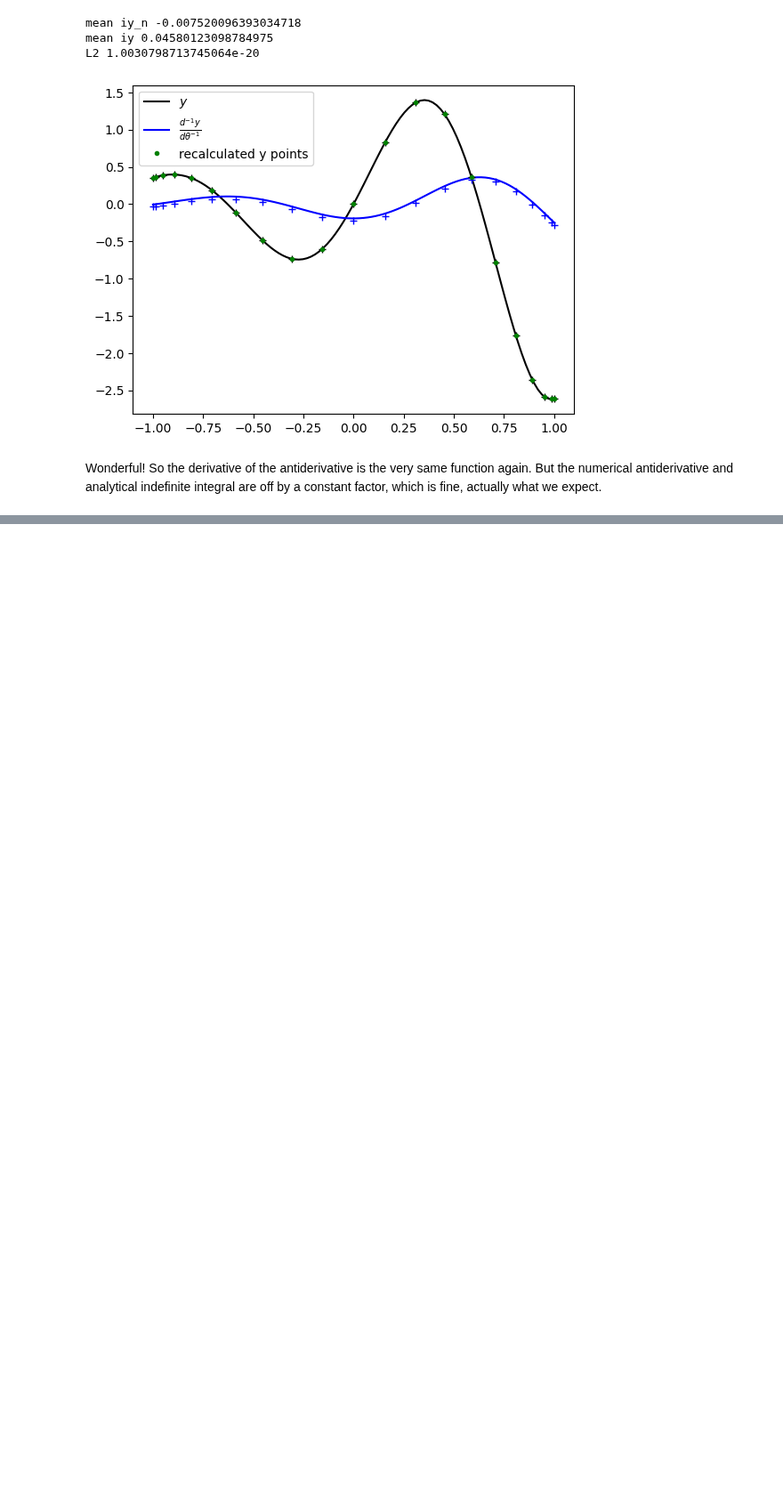
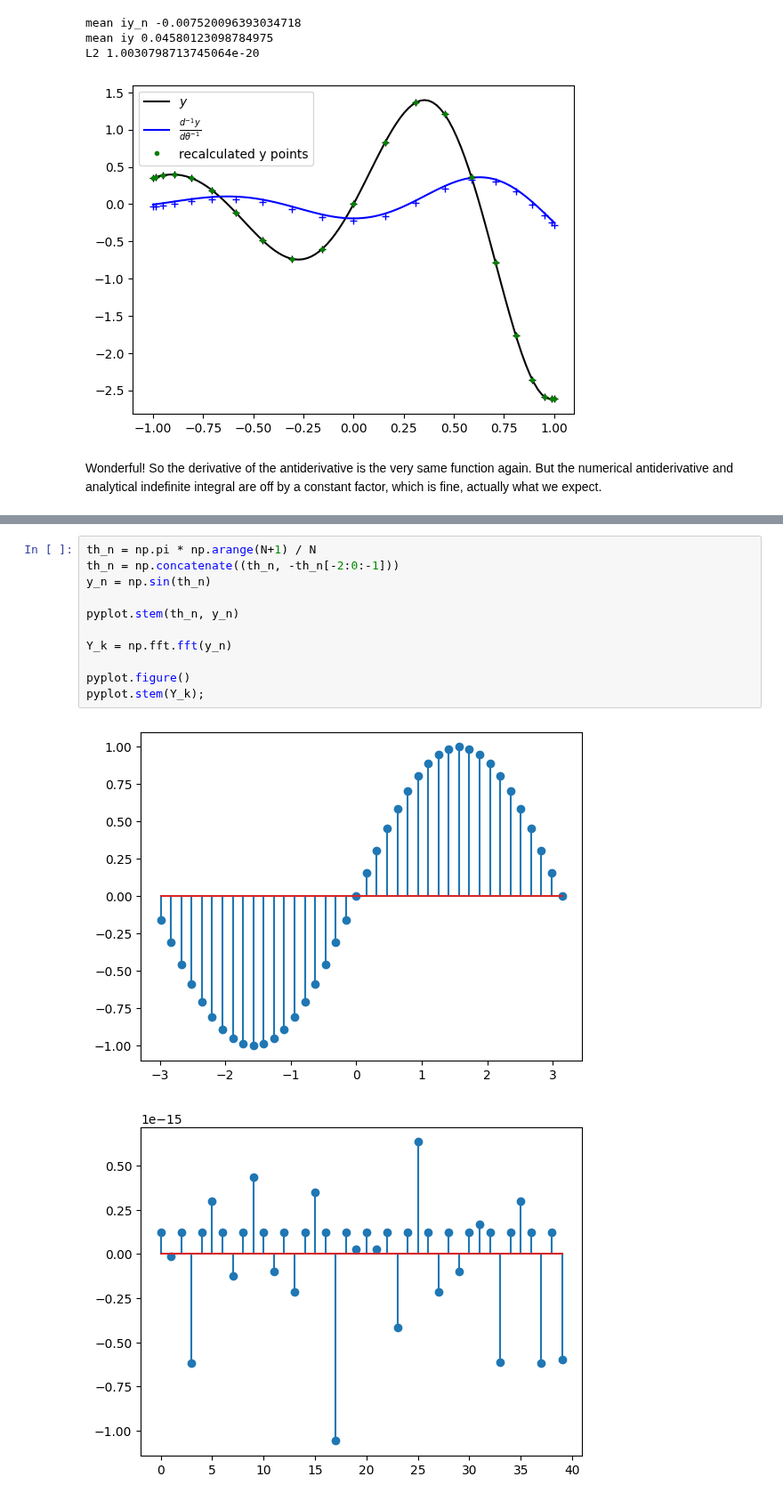
Before and after one commit to pavelkomarov/spectral-derivatives, a Jupyter notebook: notebooks/chebyshev_antiderivatives.ipynb, the cells around one changed output, grey strips where cells are left out. Shown at 89% size. Cells and saved outputs as stored; diff of their text form; blank space fills up the shorter version.

```diff
--- a/notebooks/chebyshev_antiderivatives.ipynb
+++ b/notebooks/chebyshev_antiderivatives.ipynb
@@ -82,0 +154,14 @@ Wonderful! So the derivative of the antiderivative is the very same function aga
+# %%
+th_n = np.pi * np.arange(N+1) / N
+th_n = np.concatenate((th_n, -th_n[-2:0:-1]))
+y_n = np.sin(th_n)
+
+pyplot.stem(th_n, y_n)
+
+Y_k = np.fft.fft(y_n)
+
+pyplot.figure()
+pyplot.stem(Y_k);
+# %% [output]
+[figure, added]
+[figure, added]
```
Also changed, not shown: parts of 5 cells of this notebook, 1 other file.
